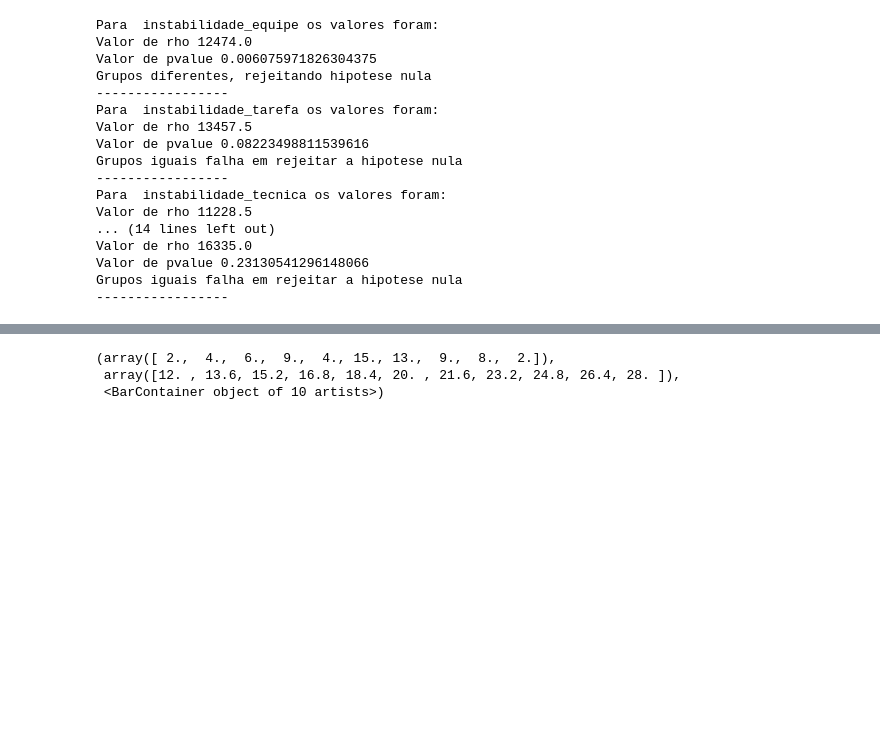
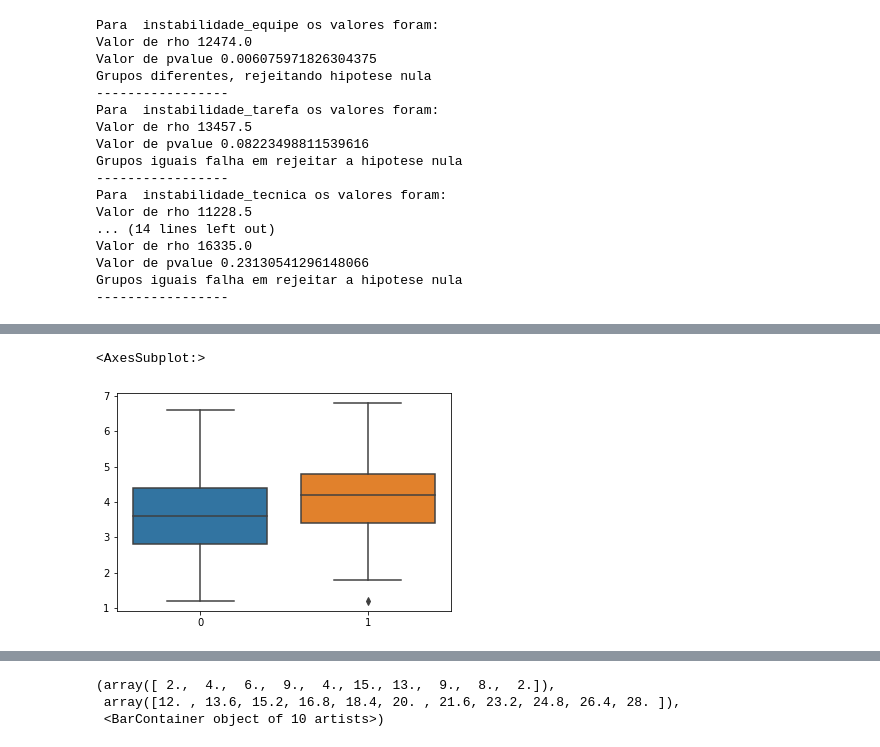
Before and after one commit to dan1lo/PesquisaDoutoradoPosDiferencas, a Jupyter notebook: pesquisa_sexo_completo_base_R.ipynb, the cells around one changed output, grey strips where cells are left out. Saved outputs shown, nothing was run; the diff lists cells and outputs as text; code cells hidden in the pictures; blank space fills up the shorter version.

```diff
--- a/pesquisa_sexo_completo_base_R.ipynb
+++ b/pesquisa_sexo_completo_base_R.ipynb
@@ -378,0 +461,5 @@ Grupos iguais falha em rejeitar a hipotese nula
+# %%
+sns.boxplot(data= [dados_agil.instabilidade_tecnica ,dados_hibrida.instabilidade_tecnica])
+# %% [output]
+<AxesSubplot:>
+[figure, added]
```
Also changed, not shown: parts of 12 cells of this notebook.
